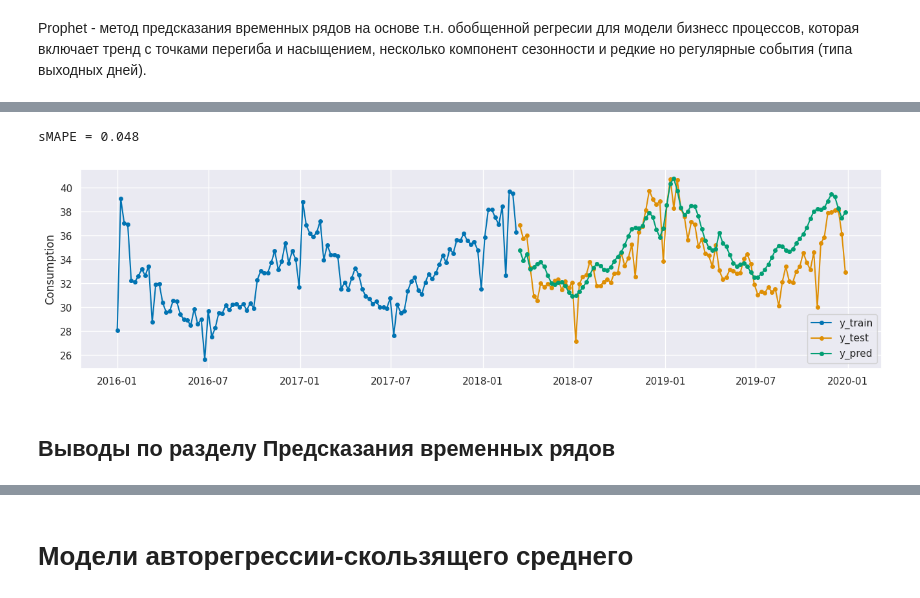
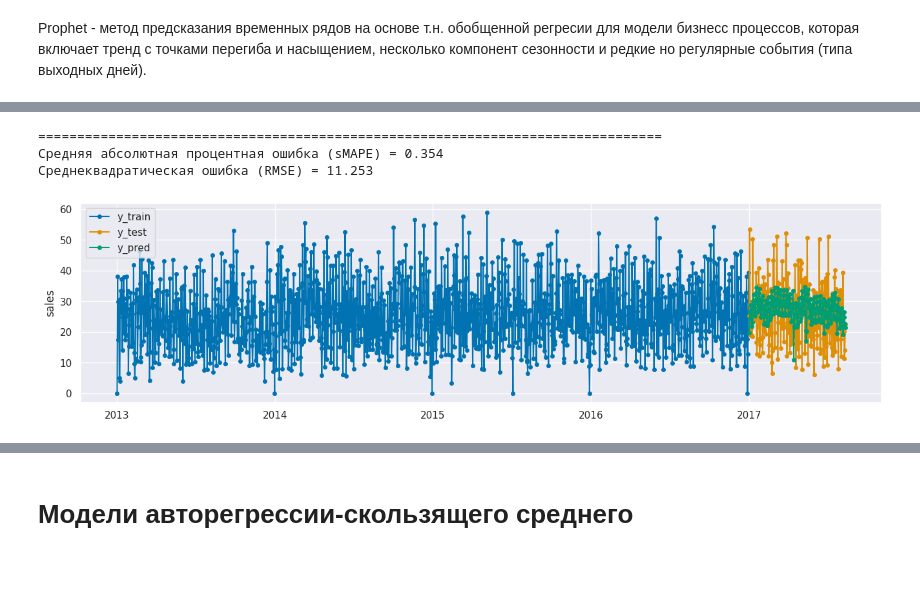
Before and after one commit to lastinm/ml_hw_notebooks, a Jupyter notebook: УрФУ_МОМО_Временные_ряды_Домашнее_задание_№2.ipynb, the cells around one changed output, grey strips where cells are left out. Drawn from its saved outputs; the diff is of its cells as text; code cells hidden in the pictures; blank space fills up the shorter version.

```diff
--- a/УрФУ_МОМО_Временные_ряды_Домашнее_задание_№2.ipynb
+++ b/УрФУ_МОМО_Временные_ряды_Домашнее_задание_№2.ipynb
@@ -516,7 +576,0 @@ fh = ForecastingHorizon(y_test.index, is_relative=False)
-# %%
-forecaster = ExponentialSmoothing()
-forecaster.fit(y_train)
-y_pred = forecaster.predict(fh)
-plot_series(y_train, y_test, y_pred, labels=["y_train", "y_test", "y_pred"])
-
-print(f'sMAPE = {smape(y_pred.values, y_test.values):.3f}')
@@ -609,18 +597,18 @@ plt.plot(detrend.fit_transform(y_train.values))
 # %% [markdown]
 Посмотрим на работу наиболее простого экспоненциального сглаживания с использованием разложения. Для этого будем использовать контейнер TransformedTargetForecaster - который явлется некоторым аналогом пайплайна.
 # %%
-SEASON = 52
+SEASON = 365
 
 fh = ForecastingHorizon(y_test.index, is_relative=False)
 
-# объек предсказатель
+# объект предсказатель
 ses         = ExponentialSmoothing()
 
 # пайплайн
 forecaster = TransformedTargetForecaster(
                 steps=[
                 ("deseasonalize", Deseasonalizer(model="multiplicative", sp=SEASON)),
-                ("detrend", Detrender(forecaster=PolynomialTrendForecaster(degree=2))),
+                ("detrend", Detrender(forecaster=PolynomialTrendForecaster(degree=1))),
                 ("forecaster", ses)
                 ])
 forecaster.fit(y_train)
@@ -631,5 +619,7 @@ y_pred = forecaster.predict(fh)
 # Результаты
 plot_series(y_train, y_test, y_pred, labels=["y_train", "y_test", "y_pred"])
 
-print(f'sMAPE = {smape(y_pred.values, y_test.values):.3f}')
+# Вычисляем метрики
+print(f'Средняя абсолютная процентная ошибка (sMAPE) = {smape(y_pred.values, y_test.values):.3f}')
+print(f'RMSE: {rmse(y_pred.values, y_test.values):.3f}')
 # %% [output]
@@ -644,7 +633,7 @@ sMAPE = 0.037
 # %%
 from sklearn.neighbors import KNeighborsRegressor
 
-REGRESSION_WINDOW = 15
+REGRESSION_WINDOW = 7
 
 regressor  = KNeighborsRegressor(n_neighbors=3)
 forecaster = make_reduction(regressor, window_length=REGRESSION_WINDOW, strategy="recursive")
@@ -663,3 +652,12 @@ sMAPE = 0.077
 ## Современный метод регресии Prophet представленный в пакете SKTime
 # %% [markdown]
 Prophet - метод предсказания временных рядов на основе т.н. обобщенной регресии для модели бизнесс процессов, которая включает тренд с точками перегиба и насыщением, несколько компонент сезонности и редкие но регулярные события (типа выходных дней).
+# %%
+# Cоздаем новый DataFrame с праздничными днями в нужном формате
+holidays = pd.DataFrame({
+    'ds': holiday_data.index,  # Используем индекс как даты
+    'holiday': holiday_data['description']  # Используем столбец 'description' как названия праздников
+})
+
+# Выводим новый DataFrame
+print(holidays)
@@ -666,13 +680,18 @@ Prophet - метод предсказания временных рядов на
 # %%
 forecaster = Prophet(
+                    freq='D',
                     seasonality_mode='additive',
-                    n_changepoints=int(len(y_train) / 4),
-                    add_country_holidays={'country_name': 'Germany'},
-                    yearly_seasonality=True)
+                    n_changepoints=int(len(y_train) / 8),
+                    holidays=holidays,
+                    yearly_seasonality=True,
+                    weekly_seasonality=True)
 
 forecaster.fit(y_train)
 fh = ForecastingHorizon(y_test.index, is_relative=False)
 y_pred = forecaster.predict(fh)
 plot_series(y_train, y_test, y_pred, labels=["y_train", "y_test", "y_pred"])
-print(f'sMAPE = {smape(y_pred.values, y_test.values):.3f}')
+
+print('='*80)
+print(f'Средняя абсолютная процентная ошибка (sMAPE) = {smape(y_pred.values, y_test.values):.3f}')
+print(f'Среднеквадратическая ошибка (RMSE) = {rmse(y_pred.values, y_test.values):.3f}')
 # %% [output]
@@ -689,5 +707,5 @@ INFO:cmdstanpy:Chain [1] start processing
 INFO:cmdstanpy:Chain [1] done processing
-sMAPE = 0.048
+================================================================================
+Средняя абсолютная процентная ошибка (sMAPE) = 0.354
+Среднеквадратическая ошибка (RMSE) = 11.253
-[figure, old version]
+[figure, new version]
-# %% [markdown]
-## Выводы по разделу Предсказания временных рядов
```
Also changed, not shown: parts of 87 cells of this notebook.
